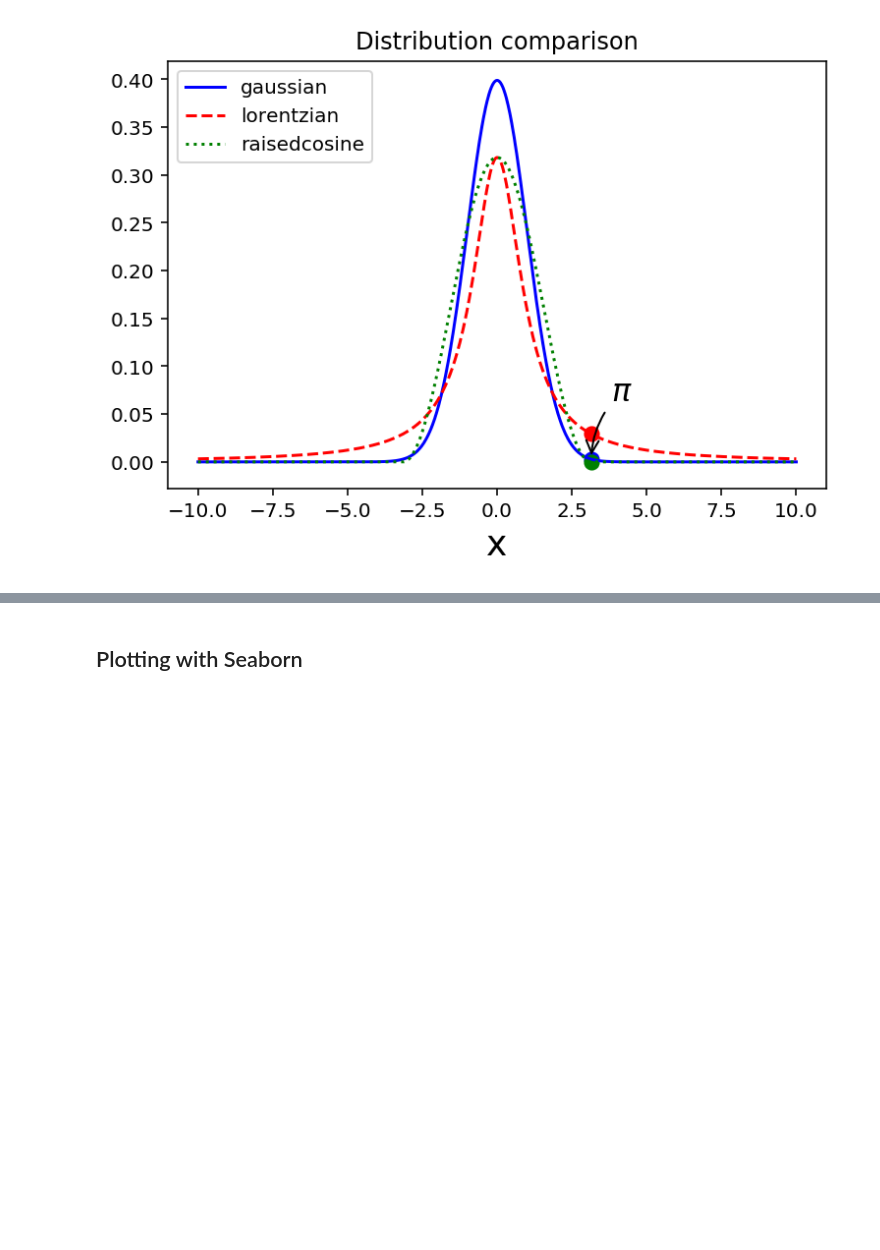
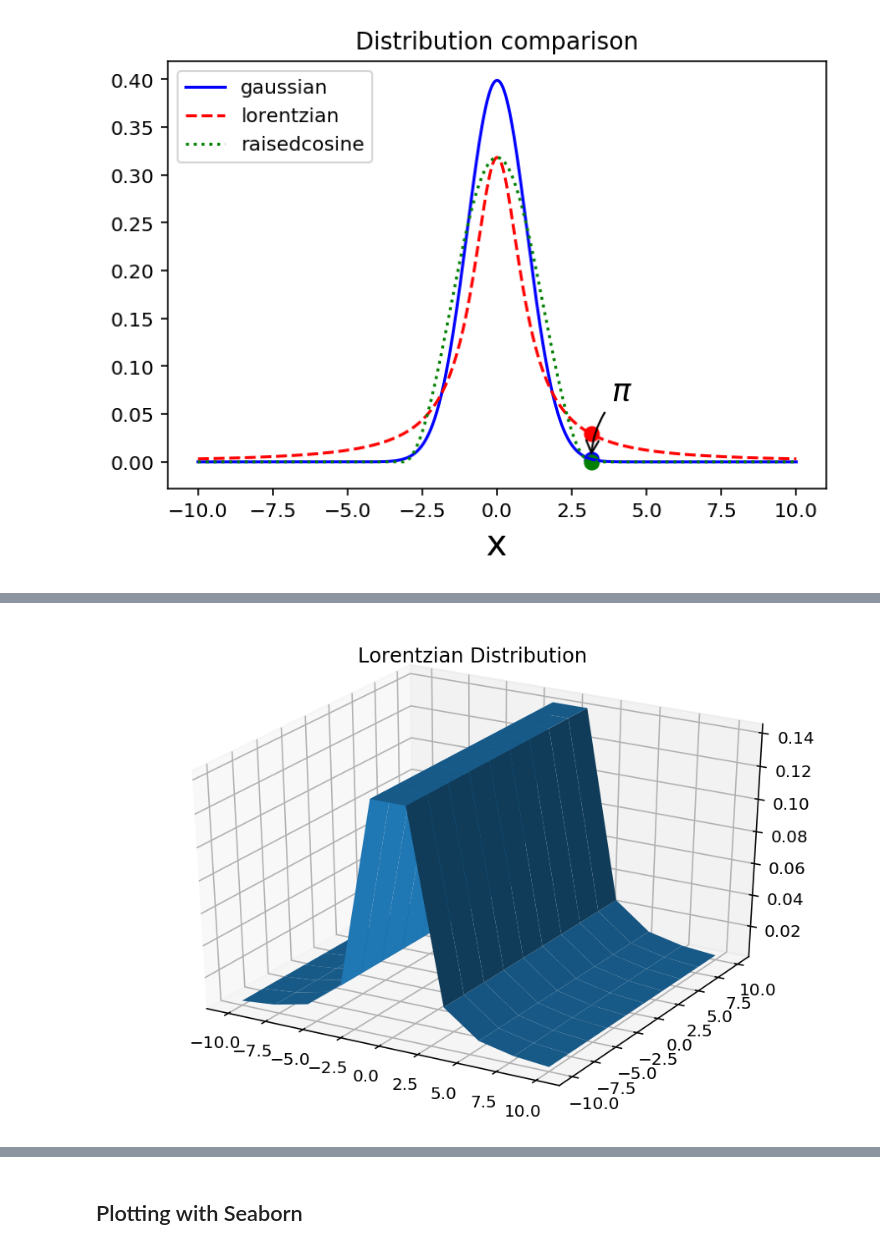
Before and after one commit to chapman-phys220-2018s/cw-05-phys220, a Jupyter notebook: cw05.ipynb, the cells around one changed output, grey strips where cells are left out. Cells and saved outputs as stored; diff of their text form; code cells hidden in the pictures; blank space fills up the shorter version.

```diff
--- a/cw05.ipynb
+++ b/cw05.ipynb
@@ -168,0 +180,12 @@ make_new_plots(n=1000)
+# %%
+def lorentzian_3d_plot(a = -10, b = 10, n = 1000):
+    x = np.linspace(a,b,n)
+    fig = plt.figure()
+    ax = Axes3D(fig)
+    x, y = np.meshgrid(x, x)
+    ax.plot_surface(x, y, lorentzian(x))
+    plt.title("Lorentzian Distribution")
+
+lorentzian_3d_plot(n=10)
+# %% [output]
+[figure, added]
```
Also changed, not shown: parts of 6 cells of this notebook.
